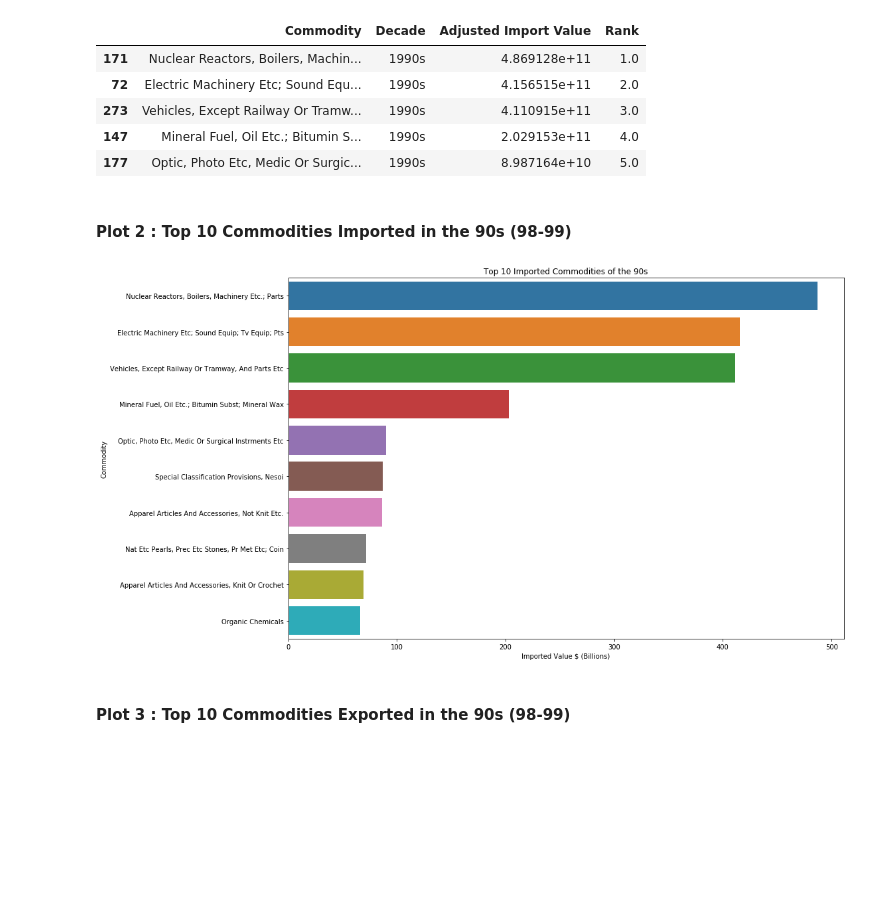
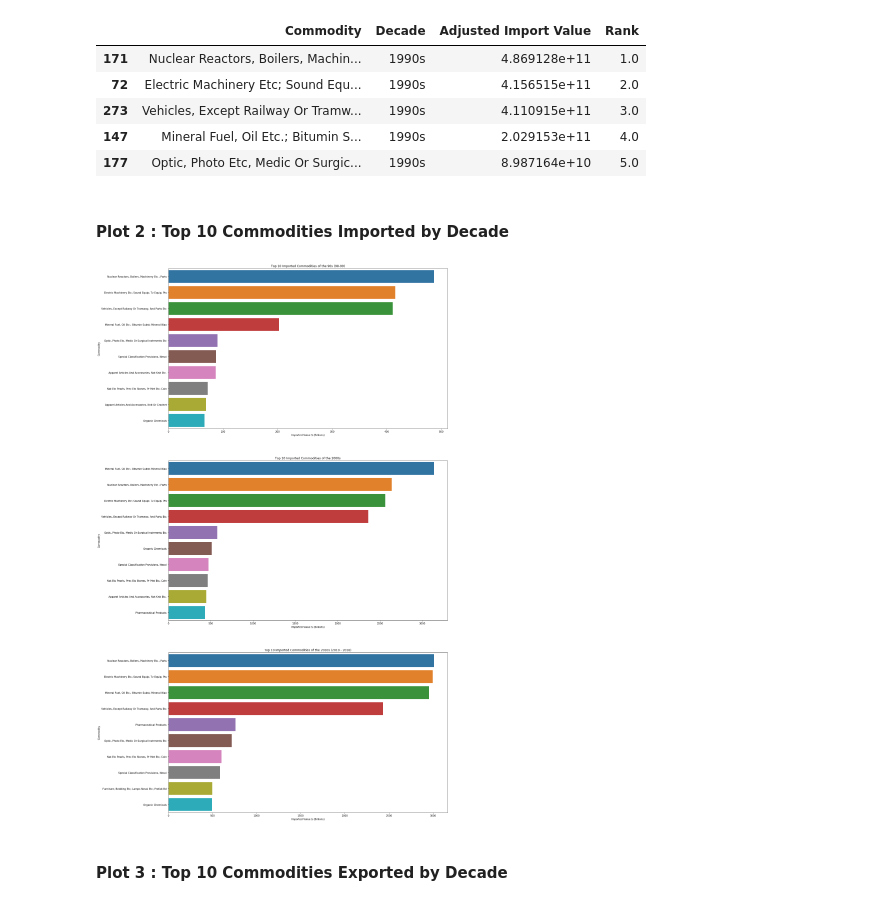
Before and after one commit to VallabhReddy/US-Trade-Analysis, a Jupyter notebook: Notebooks/US Trade Analysis.ipynb, the cells around one changed output. Cells and saved outputs as stored; diff of their text form; code cells hidden in the pictures; blank space fills up the shorter version.

Commit message:
Cleanup of Charts
Combined the Top 10 Import and Export charts into two subplots to make viewing changes over the decades easier.

```diff
--- a/Notebooks/US Trade Analysis.ipynb
+++ b/Notebooks/US Trade Analysis.ipynb
@@ -401,13 +401,21 @@ imports_commodity_decade = imports_commodity_decade.loc[imports_commodity_decade
 exports_commodity_decade['Adjusted Export Value'] = exports_commodity_decade['Adjusted Export Value']/1000000000
 imports_commodity_decade['Adjusted Import Value'] = imports_commodity_decade['Adjusted Import Value']/1000000000
 # %% [markdown]
-#### Plot 2 : Top 10 Commodities Imported in the 90s (98-99)
+#### Plot 2 : Top 10 Commodities Imported by Decade
-# %%
-plt.figure(figsize=(15,10))
-chart2 = sns.barplot( y = 'Commodity' , x = 'Adjusted Import Value', data = imports_commodity_decade.loc[imports_commodity_decade['Decade']=='1990s']);
-chart2.set_title('Top 10 Imported Commodities of the 90s')
-chart2.set_xlabel('Imported Value $ (Billions)');
-# %% [output]
-[figure, removed]
+# %%
+fig, ax = plt.subplots(3, figsize = (20, 40))
+chart2 = sns.barplot( y = 'Commodity' , x = 'Adjusted Import Value', data = imports_commodity_decade.loc[imports_commodity_decade['Decade']=='1990s'], ax = ax[0]);
+chart2.set_title('Top 10 Imported Commodities of the 90s (98-99)')
+chart2.set_xlabel('Imported Value $ (Billions)');
+
+chart3 = sns.barplot( y = 'Commodity' , x= 'Adjusted Import Value', data = imports_commodity_decade.loc[imports_commodity_decade['Decade']=='2000s'], ax = ax[1]);
+chart3.set_title('Top 10 Imported Commodities of the 2000s')
+chart3.set_xlabel('Imported Value $ (Billions)');
+
+chart6 = sns.barplot( y = 'Commodity' , x= 'Adjusted Import Value', data = imports_commodity_decade.loc[imports_commodity_decade['Decade']=='2010s'], ax = ax[2]);
+chart6.set_title('Top 10 Imported Commodities of the 2010s (2010 - 2018)')
+chart6.set_xlabel('Imported Value $ (Billions)');
+# %% [output]
+[figure, added]
 # %% [markdown]
-#### Plot 3 : Top 10 Commodities Exported in the 90s (98-99)
+#### Plot 3 : Top 10 Commodities Exported by Decade
```
Also changed, not shown: parts of 13 cells of this notebook.
